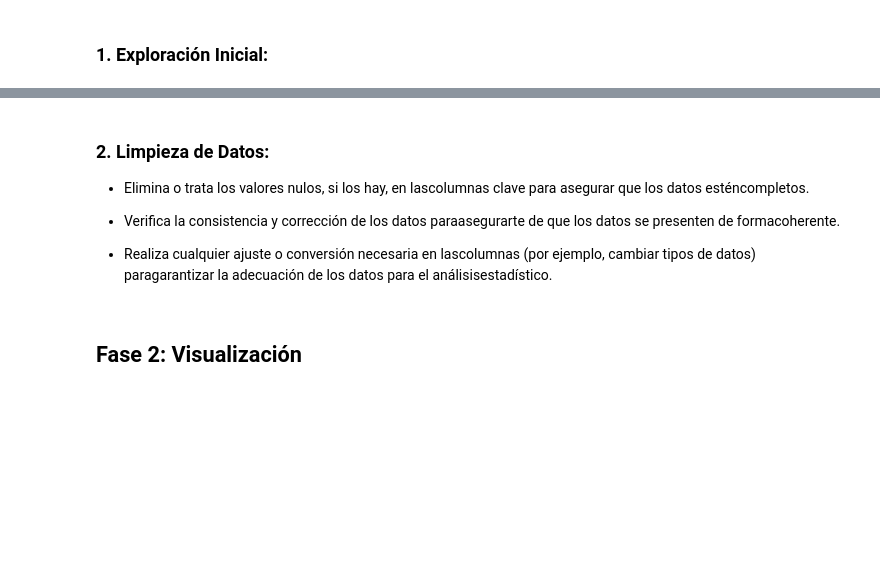
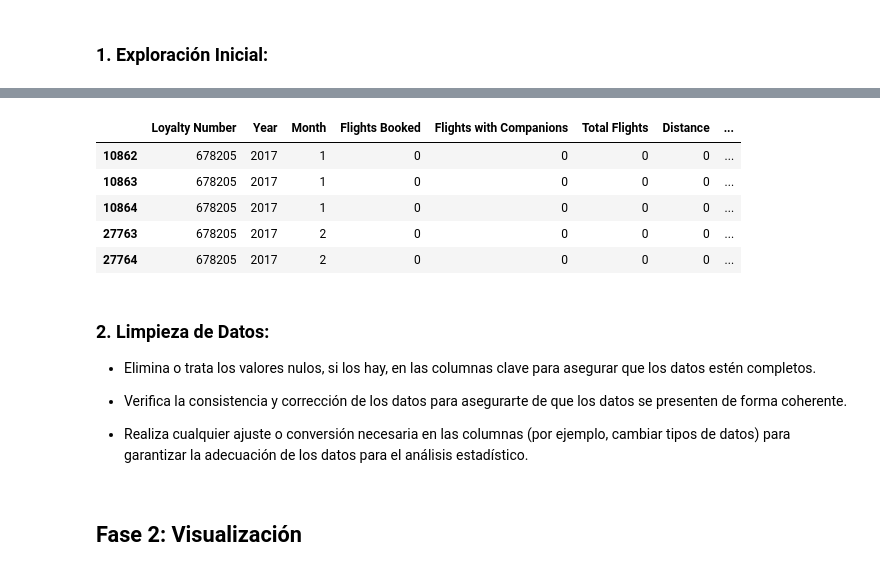
Before and after one commit to Adalab/bda-modulo-3-evaluacion-final-eaguilag, a Jupyter notebook: bda-modulo-2-evaluacion-final-promo-angela-elena-aguila.ipynb, the cells around one changed output, grey strips where cells are left out. Cells and saved outputs as stored; diff of their text form; code cells hidden in the pictures; blank space fills up the shorter version.

```diff
--- a/bda-modulo-2-evaluacion-final-promo-angela-elena-aguila.ipynb
+++ b/bda-modulo-2-evaluacion-final-promo-angela-elena-aguila.ipynb
@@ -164,0 +173,32 @@ Las columnas y sus tipos de datos son:
+# %%
+# Guardo cada csv en un Dataframe
+df_loyalty = pd.read_csv("Customer Loyalty History.csv")
+df_flight = pd.read_csv("Customer Flight Activity.csv")
+
+# Creo una funcion para buscar las columnas en comun y si sus valores unicos coinciden
+def verify_common_columns(df1, df2):
+    # Verifico columnas comunes usando la interseccion
+    common_columns = df1.columns.intersection(df2.columns)
+    if common_columns.empty:
+        print("No hay columnas con el mismo nombre en ambos DataFrames.")
+        return
+    else:
+        print(f"Ambos DataFrames tienen las siguientes columnas en comun: {common_columns.tolist()}")
+
+    # Verifico valores en comun y simetria
+    for col in common_columns:
+        # Lo convierto a set para quedarme con los valores unicos
+        values_df1 = set(df1[col])
+        values_df2 = set(df2[col])
+
+        if values_df1 == values_df2:
+            print(f"Los valores de la columna '{col}' son idénticos en ambos DataFrames.")
+        elif values_df1.issubset(values_df2) and values_df2.issubset(values_df1):
+            print(f"Los valores de la columna '{col}' son simétricos entre ambos DataFrames.")
+        else:
+            print(f"Los valores de la columna '{col}' no son simétricos entre ambos DataFrames.")
+
+        print(f"La columna {col} del primer DataFrame tiene {df1[col].duplicated().sum()} valores duplicados.")
+        print(f"La columna {col} del segundo DataFrame tiene {df2[col].duplicated().sum()} valores duplicados.")
+
+verify_common_columns(df_loyalty,df_flight)
@@ -164,0 +212,5 @@ Las columnas y sus tipos de datos son:
+# %%
+def merge_dataframes(df_left, df_right, col_left, col_right, how='left'):
+    return df_left.merge(df_right, how=how, left_on=col_left, right_on=col_right)
+# %%
+df_merged = merge_dataframes(df_flight, df_loyalty, 'Loyalty Number','Loyalty Number')
@@ -165,11 +237,21 @@ Las columnas y sus tipos de datos son:
+# %%
+filas_seleccionadas = df_merged[df_merged['Loyalty Number'] == 678205]
+filas_seleccionadas.head()
+# %% [output]
+|  | Loyalty Number | Year | Month | Flights Booked | Flights with Companions | Total Flights | Distance | ... |
+| 10862 | 678205 | 2017 | 1 | 0 | 0 | 0 | 0 | ... |
+| 10863 | 678205 | 2017 | 1 | 0 | 0 | 0 | 0 | ... |
+| 10864 | 678205 | 2017 | 1 | 0 | 0 | 0 | 0 | ... |
+| 27763 | 678205 | 2017 | 2 | 0 | 0 | 0 | 0 | ... |
+| 27764 | 678205 | 2017 | 2 | 0 | 0 | 0 | 0 | ... |
 # %% [markdown]
 ### 2. Limpieza de Datos:
 
-- Elimina o trata los valores nulos, si los hay, en lascolumnas clave para asegurar que los datos esténcompletos.
+- Elimina o trata los valores nulos, si los hay, en las columnas clave para asegurar que los datos estén completos.
 
-- Verifica la consistencia y corrección de los datos paraasegurarte de que los datos se presenten de formacoherente.
+- Verifica la consistencia y corrección de los datos para asegurarte de que los datos se presenten de forma coherente.
 
-- Realiza cualquier ajuste o conversión necesaria en lascolumnas (por ejemplo, cambiar tipos de datos) paragarantizar la adecuación de los datos para el análisisestadístico.
+- Realiza cualquier ajuste o conversión necesaria en las columnas (por ejemplo, cambiar tipos de datos) para garantizar la adecuación de los datos para el análisis estadístico.
 # %% [markdown]
 ## Fase 2: Visualización
 # %% [markdown]
```
Also changed, not shown: parts of 9 cells of this notebook.
